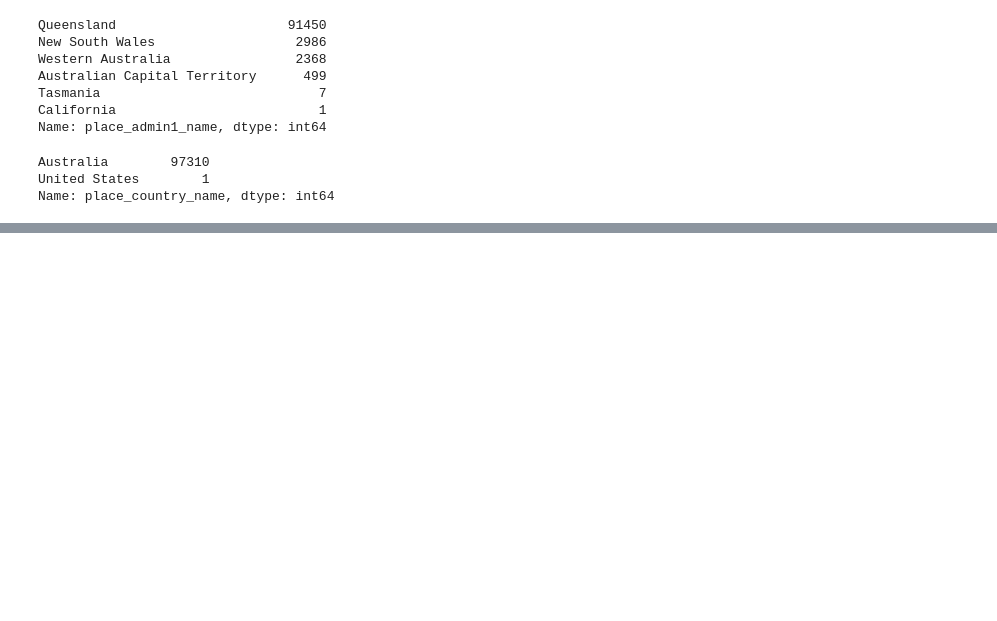
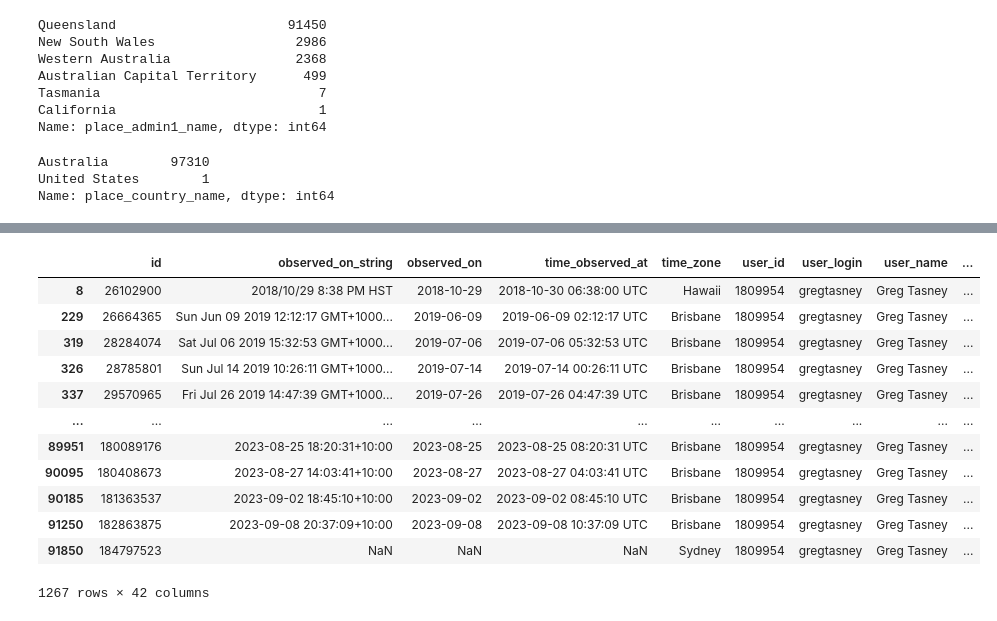
Before and after one commit to mccoolgrime/BrainStationCapstone, a Jupyter notebook: notebooks/01_data_cleaning.ipynb, the cells around one changed output, grey strips where cells are left out. Drawn from its saved outputs; the diff is of its cells as text; code cells hidden in the pictures; blank space fills up the shorter version.

```diff
--- a/notebooks/01_data_cleaning.ipynb
+++ b/notebooks/01_data_cleaning.ipynb
@@ -287,0 +380,17 @@ Name: place_country_name, dtype: int64
+# %%
+# cursory view of null species_guess
+data_gs[data_gs["species_guess"].isnull()]
+# %% [output]
+|  | id | observed_on_string | observed_on | time_observed_at | time_zone | user_id | user_login | user_name | ... |
+| 8 | 26102900 | 2018/10/29 8:38 PM HST | 2018-10-29 | 2018-10-30 06:38:00 UTC | Hawaii | 1809954 | gregtasney | Greg Tasney | ... |
+| 229 | 26664365 | Sun Jun 09 2019 12:12:17 GMT+1000... | 2019-06-09 | 2019-06-09 02:12:17 UTC | Brisbane | 1809954 | gregtasney | Greg Tasney | ... |
+| 319 | 28284074 | Sat Jul 06 2019 15:32:53 GMT+1000... | 2019-07-06 | 2019-07-06 05:32:53 UTC | Brisbane | 1809954 | gregtasney | Greg Tasney | ... |
+| 326 | 28785801 | Sun Jul 14 2019 10:26:11 GMT+1000... | 2019-07-14 | 2019-07-14 00:26:11 UTC | Brisbane | 1809954 | gregtasney | Greg Tasney | ... |
+| 337 | 29570965 | Fri Jul 26 2019 14:47:39 GMT+1000... | 2019-07-26 | 2019-07-26 04:47:39 UTC | Brisbane | 1809954 | gregtasney | Greg Tasney | ... |
+| ... | ... | ... | ... | ... | ... | ... | ... | ... | ... |
+| 89951 | 180089176 | 2023-08-25 18:20:31+10:00 | 2023-08-25 | 2023-08-25 08:20:31 UTC | Brisbane | 1809954 | gregtasney | Greg Tasney | ... |
+| 90095 | 180408673 | 2023-08-27 14:03:41+10:00 | 2023-08-27 | 2023-08-27 04:03:41 UTC | Brisbane | 1809954 | gregtasney | Greg Tasney | ... |
+| 90185 | 181363537 | 2023-09-02 18:45:10+10:00 | 2023-09-02 | 2023-09-02 08:45:10 UTC | Brisbane | 1809954 | gregtasney | Greg Tasney | ... |
+| 91250 | 182863875 | 2023-09-08 20:37:09+10:00 | 2023-09-08 | 2023-09-08 10:37:09 UTC | Brisbane | 1809954 | gregtasney | Greg Tasney | ... |
+| 91850 | 184797523 | NaN | NaN | NaN | Sydney | 1809954 | gregtasney | Greg Tasney | ... |
+1267 rows × 42 columns
```
Also changed, not shown: parts of 28 cells of this notebook.
